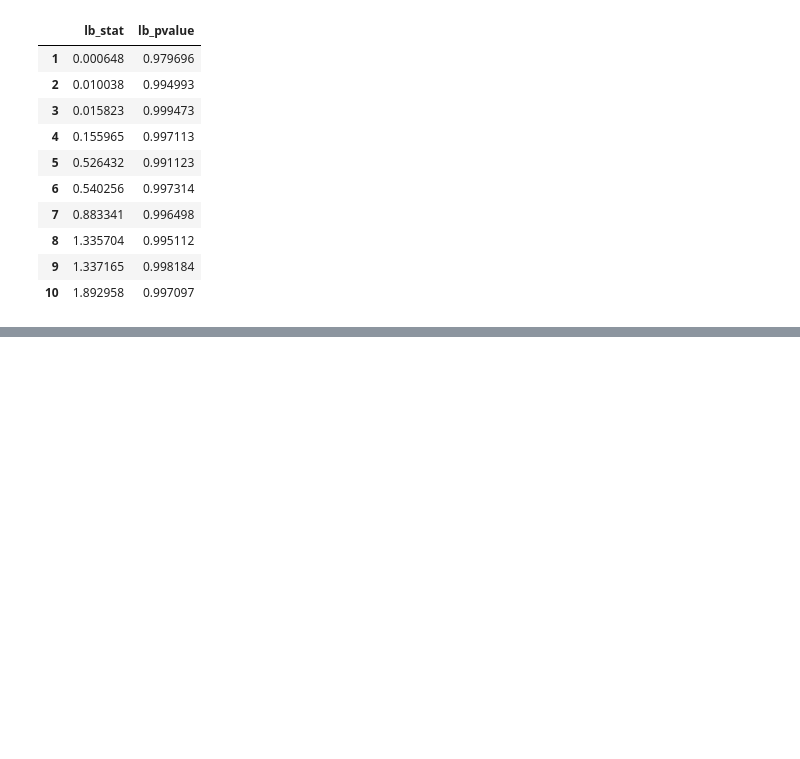
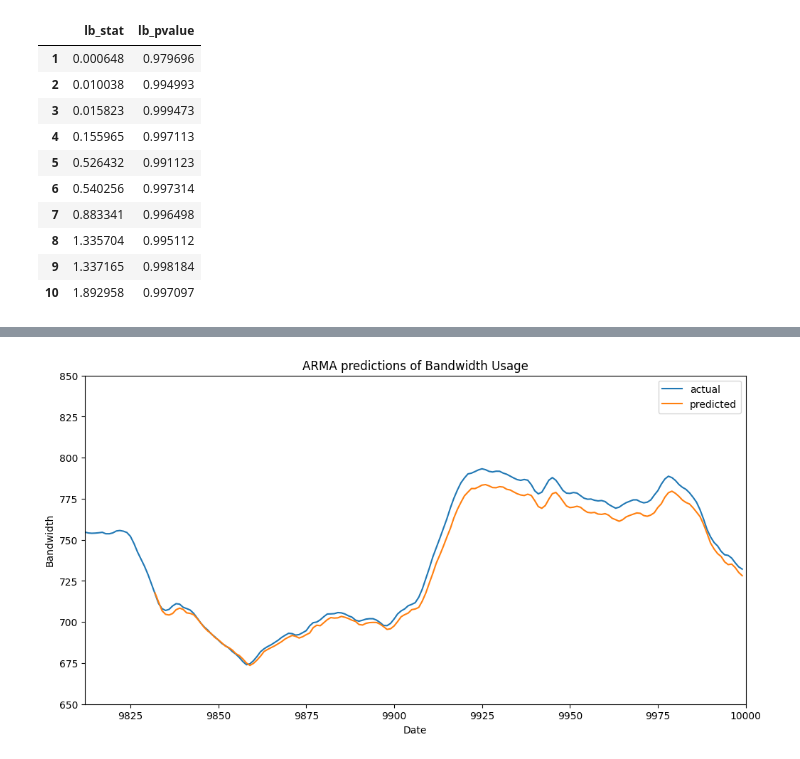
Before and after one commit to lewinskie254/timeseries-youtube, a Jupyter notebook: Lecture_5_Timeseries_Analysis_ARMA.ipynb, the cells around one changed output, grey strips where cells are left out. Saved outputs shown, nothing was run; the diff lists cells and outputs as text; code cells hidden in the pictures; blank space fills up the shorter version.

```diff
--- a/Lecture_5_Timeseries_Analysis_ARMA.ipynb
+++ b/Lecture_5_Timeseries_Analysis_ARMA.ipynb
@@ -228,0 +211,13 @@ df.tail()
+# %%
+fig, ax = plt.subplots(figsize=(12, 6))
+ax.plot(df['hourly_bandwidth'], label='actual')
+ax.plot(df['pred_bandwidth'], label='predicted')
+ax.set_xlim(TRAIN_LENGTH - 20, TRAIN_LENGTH + HORIZON )
+ax.set_ylim(650, 850)
+ax.set_xlabel('Date')
+ax.set_ylabel('Bandwidth')
+ax.set_title("ARMA predictions of Bandwidth Usage")
+ax.legend()
+plt.show()
+# %% [output]
+[figure, added]
```
Also changed, not shown: parts of 4 cells of this notebook.
